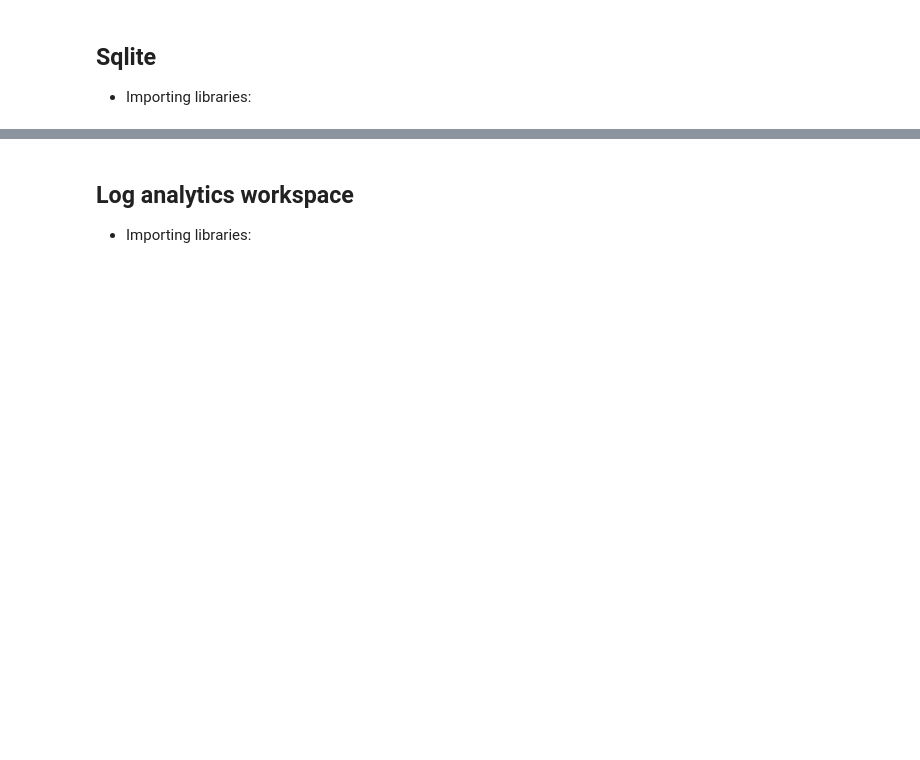
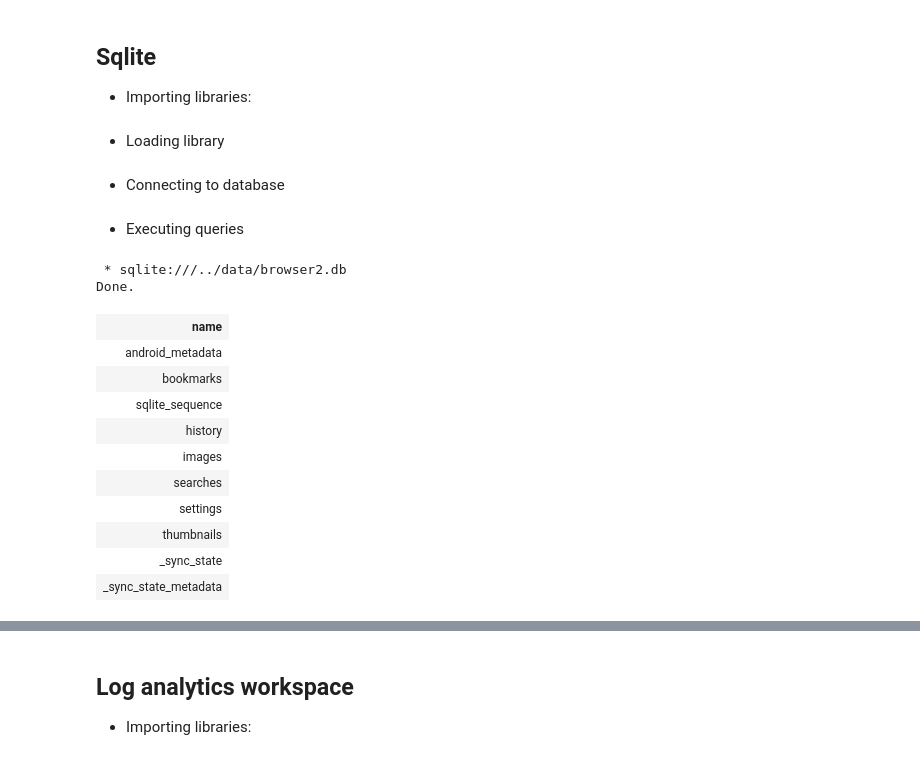
Before and after one commit to OTRF/infosec-jupyterthon, a Jupyter notebook: workshops/2021/day1/day1-2-Acquiring-data.ipynb, the cells around one changed output, grey strips where cells are left out. Saved outputs shown, nothing was run; the diff lists cells and outputs as text; code cells hidden in the pictures; blank space fills up the shorter version.

```diff
--- a/workshops/2021/day1/day1-2-Acquiring-data.ipynb
+++ b/workshops/2021/day1/day1-2-Acquiring-data.ipynb
@@ -87,0 +90,2 @@ df = s.search_df(
+# %% [markdown]
+- Loading library
@@ -87,0 +95,2 @@ df = s.search_df(
+# %% [markdown]
+- Connecting to database
@@ -87,0 +99,24 @@ df = s.search_df(
+# %% [markdown]
+- Executing queries
+# %%
+%%sql
+SELECT
+    name
+FROM
+    sqlite_master
+WHERE
+    type='table';
+# %% [output]
+ * sqlite:///../data/browser2.db
+Done.
+| name |
+| android_metadata |
+| bookmarks |
+| sqlite_sequence |
+| history |
+| images |
+| searches |
+| settings |
+| thumbnails |
+| _sync_state |
+| _sync_state_metadata |
```
Also changed, not shown: parts of 7 cells of this notebook.
